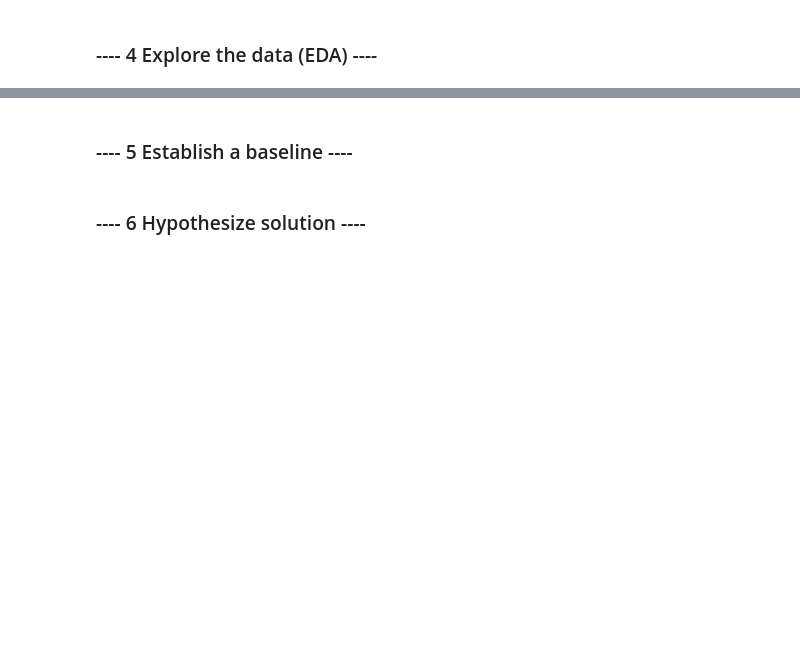
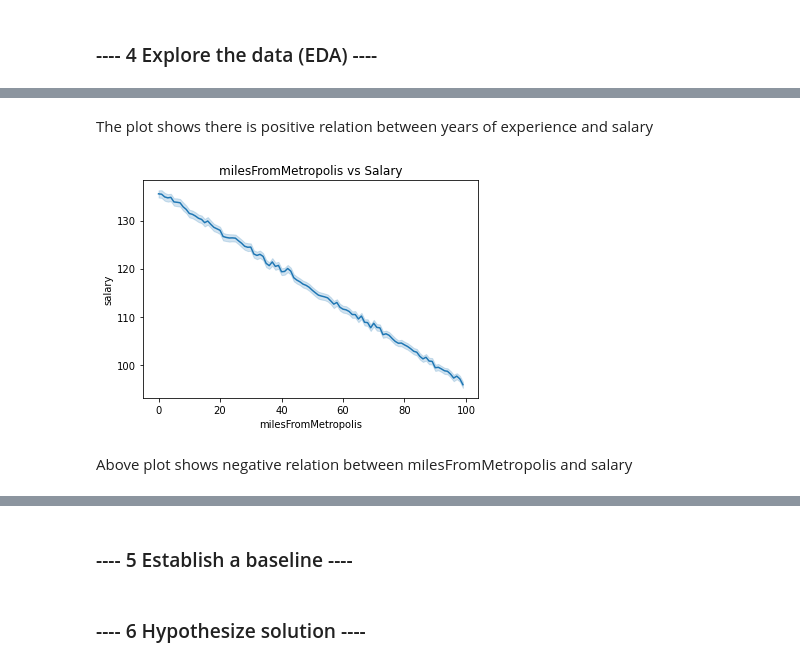
Before and after one commit to sailalithar/salaryprediction, a Jupyter notebook: Instructions_and_Notebook/Salary Prediction Notebook.ipynb, the cells around one changed output, grey strips where cells are left out. Saved outputs shown, nothing was run; the diff lists cells and outputs as text; code cells hidden in the pictures; blank space fills up the shorter version.

```diff
--- a/Instructions_and_Notebook/Salary Prediction Notebook.ipynb
+++ b/Instructions_and_Notebook/Salary Prediction Notebook.ipynb
@@ -70,0 +162,11 @@ print(train_data.shape,train_salaries.shape)
+# %% [markdown]
+The plot shows there is positive relation between years of experience and salary
+# %%
+#correlation between milesFromMetropolis and salary
+ex = sns.lineplot(x='milesFromMetropolis', y='salary', data=df)
+ex.set_title('milesFromMetropolis vs Salary')
+plt.show()
+# %% [output]
+[figure, added]
+# %% [markdown]
+Above plot shows negative relation between milesFromMetropolis and salary
```
Also changed, not shown: parts of 33 cells of this notebook.
